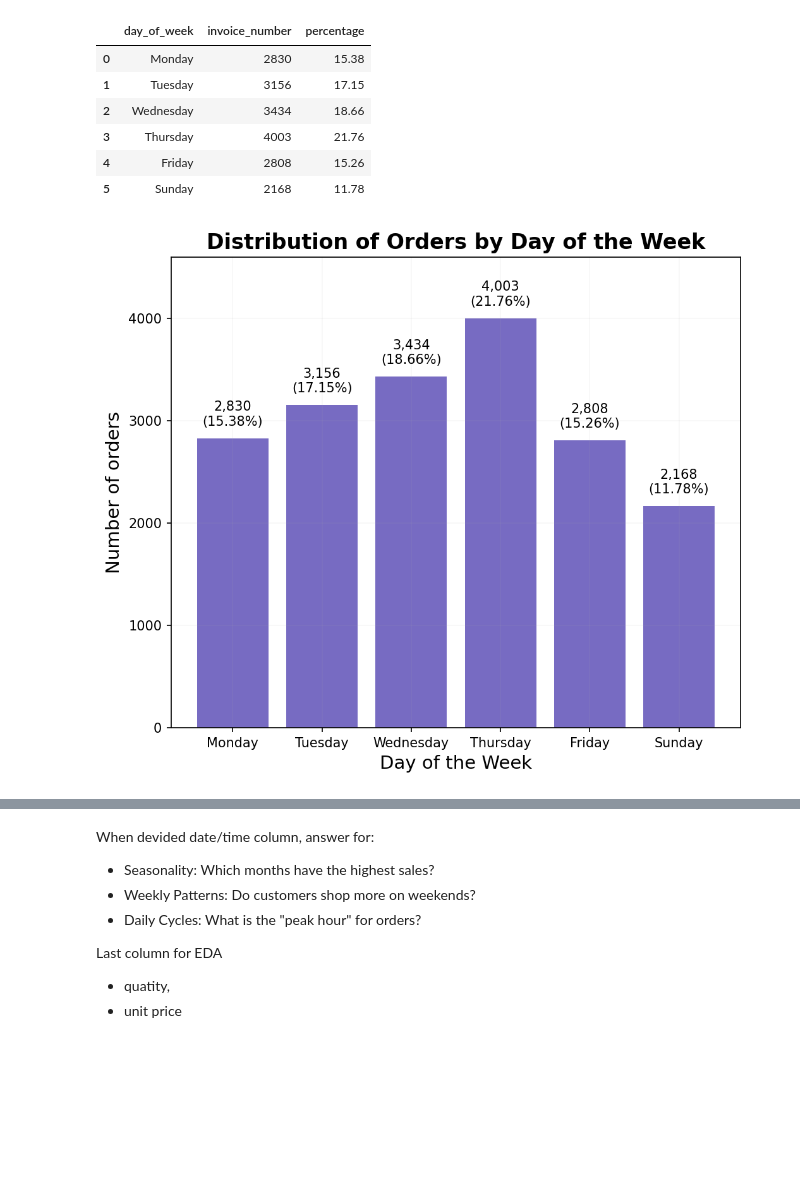
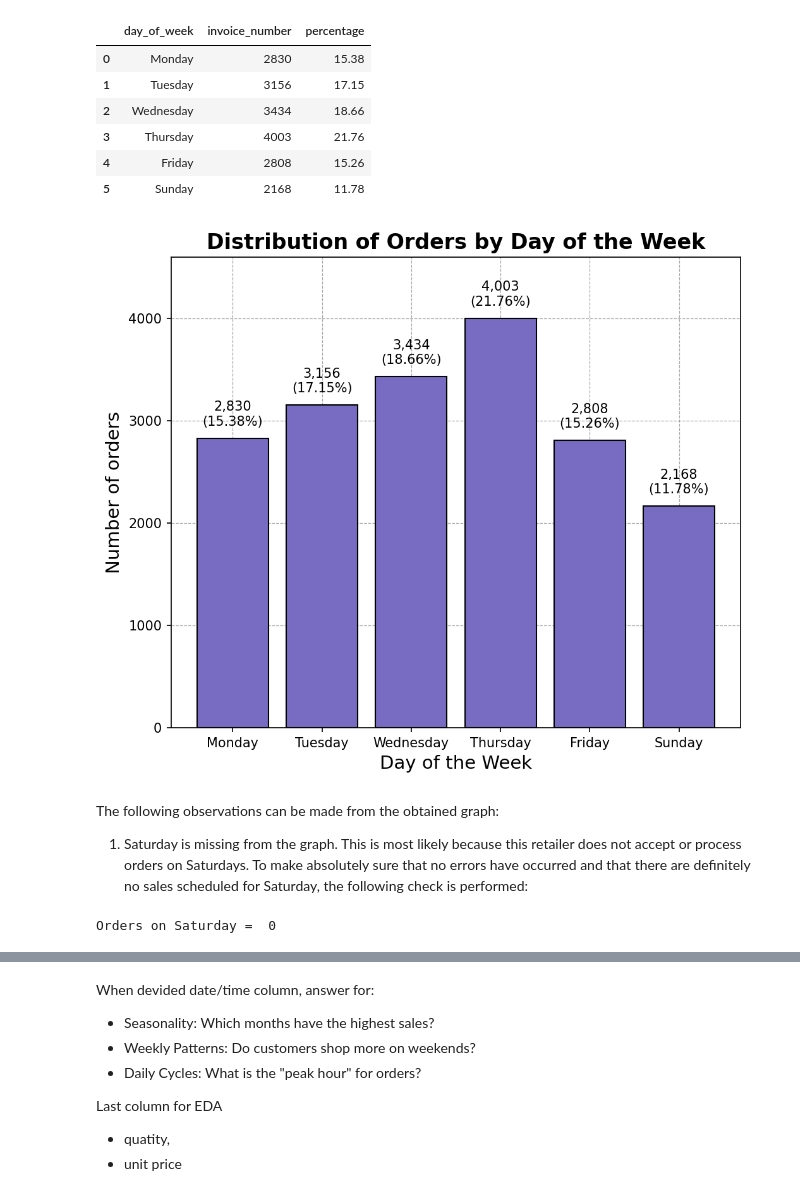
Before and after one commit to RV01011001/project_1-customer-segmentation, a Jupyter notebook: notebooks/03_exploratory_data_analysis.ipynb, the cells around one changed output, grey strips where cells are left out. Drawn from its saved outputs; the diff is of its cells as text; code cells hidden in the pictures; blank space fills up the shorter version.

```diff
--- a/notebooks/03_exploratory_data_analysis.ipynb
+++ b/notebooks/03_exploratory_data_analysis.ipynb
@@ -1013,7 +1022,9 @@ fig, (ax1, ax2) = plt.subplots(2, 1, figsize = (10, 7), dpi = 300)
 bars1 = ax1.bar(
     month_distribution_2011['month_name'],
     month_distribution_2011['invoice_number'],
-    color = '#8978f5'
+    color = '#8978f5',
+    edgecolor = 'black',
+    zorder = 2
 )
 
 for bar, value, pct in zip(
@@ -1035,14 +1046,16 @@ ax1.set_ylim(0, month_distribution_2011['invoice_number'].max() * 1.2)
 ax1.set_title('Distribution of Orders by Month (2011)', fontsize = 12)
 ax1.set_xlabel('Month', fontsize = 10)
 ax1.set_ylabel('Total Orders', fontsize = 10)
-ax1.grid(alpha = 0.1)
+ax1.grid(alpha = 0.5, color = 'gray', linestyle = '--', linewidth = 0.5)
 ax1.tick_params(axis='both', labelsize = 8)
 
 ## PLot 2
 bars2 = ax2.bar(
     month_distribution_all_years['month_name'],
     month_distribution_all_years['invoice_number'],
-    color = '#415eff'
+    color = '#566ef1',
+    edgecolor = 'black',
+    zorder = 2
 )
 
 for bar, value, pct in zip(
@@ -1064,7 +1077,7 @@ ax2.set_ylim(0, month_distribution_2011['invoice_number'].max() * 1.2)
 ax2.set_title('Distribution of Orders by Month (All Years)', fontsize = 12)
 ax2.set_xlabel('Month', fontsize = 10)
 ax2.set_ylabel('Total Orders', fontsize = 10)
-ax2.grid(alpha = 0.1)
+ax2.grid(alpha = 0.5, color = 'gray', linestyle = '--', linewidth = 0.5)
 ax2.tick_params(axis='both', labelsize = 8)
 
 plt.tight_layout()
@@ -1098,33 +1111,42 @@ day_distribution_all_years
 # %%
 fig, ax = plt.subplots(figsize = (7, 6), dpi = 150)
 
 bars = ax.bar(day_distribution_all_years['day_of_week'],
               day_distribution_all_years['invoice_number'],
-              color = "#776bc2"
+              color = "#776bc2",
+              edgecolor = 'black',
+              zorder = 2
 )
 
 for bar, value, pct in zip(
     bars,
     day_distribution_all_years['invoice_number'],
     day_distribution_all_years['percentage'],
 ):
     ax.text(
         bar.get_x() + bar.get_width() / 2,
         bar.get_height() + 100,
         f'{value:,}\n({pct:.2f}%)',
         ha='center',
         va='bottom',
         fontsize = 10
     )
 
 ax.set_ylim(0, day_distribution_all_years['invoice_number'].max() * 1.15)
 
 plt.title('Distribution of Orders by Day of the Week', fontsize = 16, fontweight = 'bold')
 plt.xlabel('Day of the Week', fontsize = 14)
 plt.ylabel('Number of orders', fontsize = 14)
 
-ax.grid(alpha = 0.1)
+ax.grid(alpha = 0.7, color = 'gray', linestyle = '--', linewidth = 0.6)
 plt.tight_layout(),
 plt.show()
 # %% [output]
-[figure, old version]
+[figure, new version]
+# %% [markdown]
+The following observations can be made from the obtained graph:
+1. Saturday is missing from the graph. This is most likely because this retailer does not accept or process orders on Saturdays. To make absolutely sure that no errors have occurred and that there are definitely no sales scheduled for Saturday, the following check is performed:
+# %%
+print("Orders on Saturday = ", df_time[df_time['day_of_week'] == "Saturday"].shape[0])
+# %% [output]
+Orders on Saturday =  0
```
Also changed, not shown: parts of 11 cells of this notebook.
